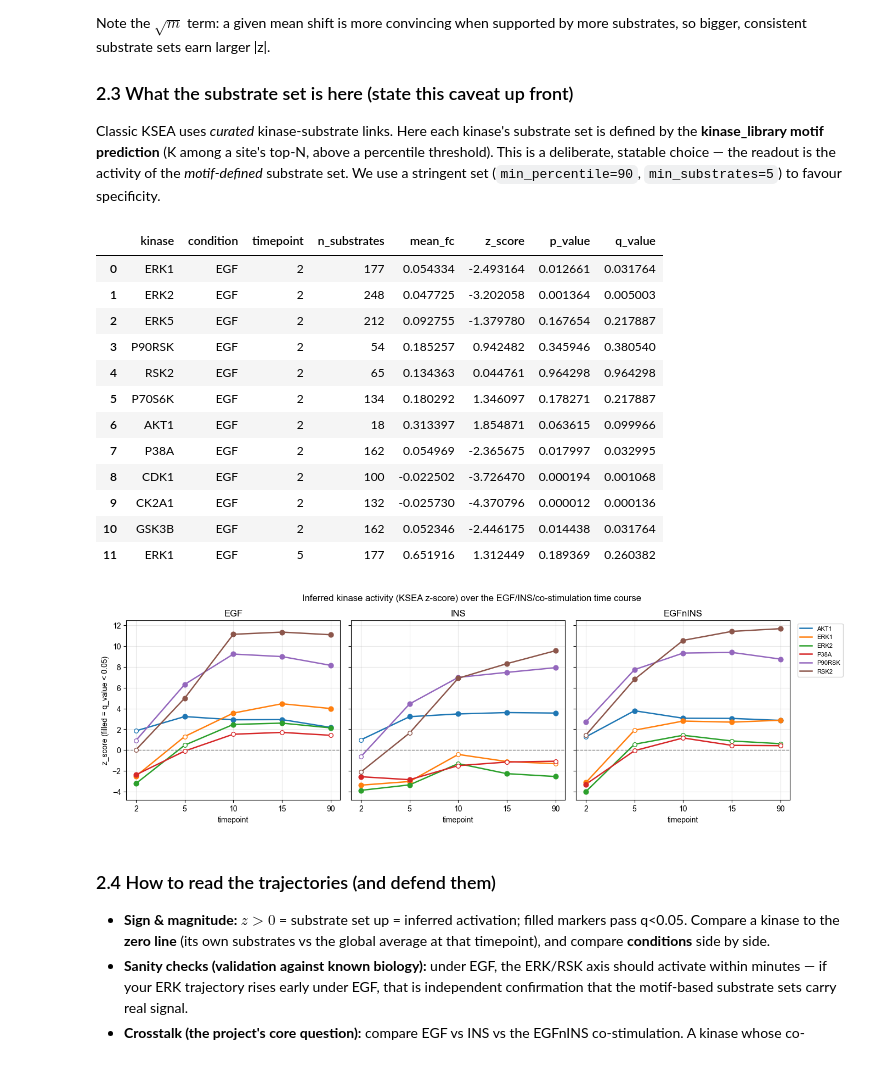
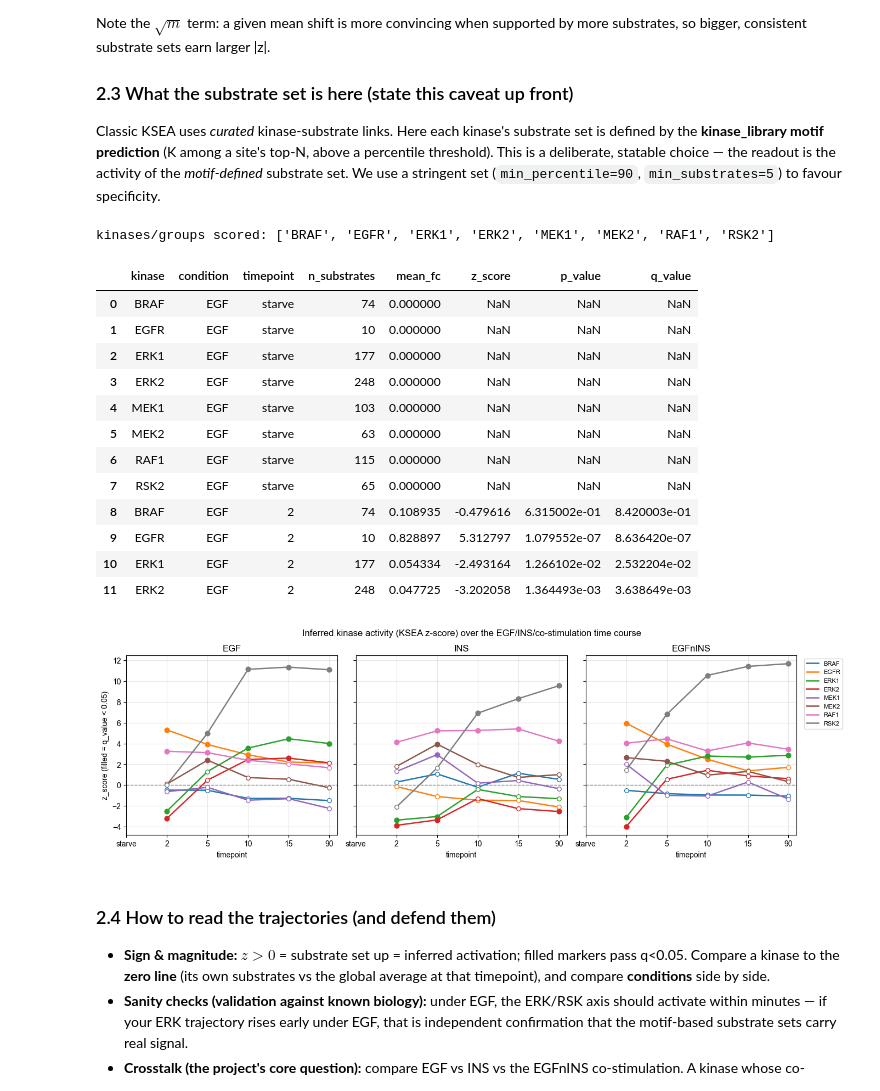
Before and after one commit to IgnacioNavas/TMT_Data_analysis, a Jupyter notebook: notebooks/05_downstream/cluster_enrichment_and_kinase_activity.ipynb, the cells around one changed output. Drawn from its saved outputs; the diff is of its cells as text; code cells hidden in the pictures.

```diff
--- a/notebooks/05_downstream/cluster_enrichment_and_kinase_activity.ipynb
+++ b/notebooks/05_downstream/cluster_enrichment_and_kinase_activity.ipynb
@@ -83,3 +102,12 @@ cluster columns: ['KMeans_adaptive_cluster_WT_EGF_log2_FC', 'KMeans_adaptive_clu
+# %%
+# Manual paralog merges: {merged_name: [members]}. Members share a substrate motif, so they
+# are pooled (union of their predicted substrates) everywhere a kinase is scored below —
+# enrichment AND KSEA. Edit freely; set to {} to keep every kinase separate.
+KINASE_GROUPS = {
+    # "ERK1/2": ["ERK1", "ERK2"],
+    # "MEK1/2": ["MEK1", "MEK2"],
+    # "RAF":    ["BRAF", "RAF1"],
+}
 # %% [markdown]
 ## 1. Cluster enrichment — Fisher's exact test
 
@@ -277,10 +307,9 @@ threshold). This is a deliberate, statable choice — the readout is the activit
 *motif-defined* substrate set. We use a stringent set (`min_percentile=90`, `min_substrates=5`)
 to favour specificity.
 # %%
-KSEA_KINASES = ["ERK1", "ERK2", "ERK5", "P90RSK", "RSK2", "P70S6K",
-                "AKT1", "P38A", "CDK1", "CK2A1", "GSK3B"]
+KSEA_KINASES = ["ERK1", "ERK2", "BRAF", "RAF1", "MEK1", "MEK2", "EGFR", "RSK2"] #["ERK1", "ERK2", "ERK5", "P90RSK", "RSK2", "P70S6K","AKT1", "P38A", "CDK1", "CK2A1", "GSK3B"]
 CONDITIONS   = ["EGF", "INS", "EGFnINS"]
-TIMEPOINTS   = ["2", "5", "10", "15", "90"]   # omit full/starve: starve is the FC reference (=0)
+TIMEPOINTS   = ["starve", "2", "5", "10", "15", "90"]   # omit full/starve: starve is the FC reference (=0)
 
 activity = kinase_activity_profile(df,
                                    conditions=CONDITIONS,
@@ -288,32 +317,35 @@ activity = kinase_activity_profile(df,
                                    cell_line="WT",
                                    data_type="log2:FC",
                                    kinases=KSEA_KINASES,
+                                   groups=KINASE_GROUPS,  # paralogs pooled on the UNION of their substrates
                                    min_percentile=90,     # stringent substrate set
                                    min_substrates=5,)
+print(f"kinases/groups scored: {sorted(activity['kinase'].unique())}")
 activity.head(12)
 # %% [output]
+kinases/groups scored: ['BRAF', 'EGFR', 'ERK1', 'ERK2', 'MEK1', 'MEK2', 'RAF1', 'RSK2']
 |  | kinase | condition | timepoint | n_substrates | mean_fc | z_score | p_value | q_value |
-| 0 | ERK1 | EGF | 2 | 177 | 0.054334 | -2.493164 | 0.012661 | 0.031764 |
-| 1 | ERK2 | EGF | 2 | 248 | 0.047725 | -3.202058 | 0.001364 | 0.005003 |
-| 2 | ERK5 | EGF | 2 | 212 | 0.092755 | -1.379780 | 0.167654 | 0.217887 |
-| 3 | P90RSK | EGF | 2 | 54 | 0.185257 | 0.942482 | 0.345946 | 0.380540 |
-| 4 | RSK2 | EGF | 2 | 65 | 0.134363 | 0.044761 | 0.964298 | 0.964298 |
-| 5 | P70S6K | EGF | 2 | 134 | 0.180292 | 1.346097 | 0.178271 | 0.217887 |
-| 6 | AKT1 | EGF | 2 | 18 | 0.313397 | 1.854871 | 0.063615 | 0.099966 |
-| 7 | P38A | EGF | 2 | 162 | 0.054969 | -2.365675 | 0.017997 | 0.032995 |
-| 8 | CDK1 | EGF | 2 | 100 | -0.022502 | -3.726470 | 0.000194 | 0.001068 |
-| 9 | CK2A1 | EGF | 2 | 132 | -0.025730 | -4.370796 | 0.000012 | 0.000136 |
-| 10 | GSK3B | EGF | 2 | 162 | 0.052346 | -2.446175 | 0.014438 | 0.031764 |
-| 11 | ERK1 | EGF | 5 | 177 | 0.651916 | 1.312449 | 0.189369 | 0.260382 |
+| 0 | BRAF | EGF | starve | 74 | 0.000000 | NaN | NaN | NaN |
+| 1 | EGFR | EGF | starve | 10 | 0.000000 | NaN | NaN | NaN |
+| 2 | ERK1 | EGF | starve | 177 | 0.000000 | NaN | NaN | NaN |
+| 3 | ERK2 | EGF | starve | 248 | 0.000000 | NaN | NaN | NaN |
+| 4 | MEK1 | EGF | starve | 103 | 0.000000 | NaN | NaN | NaN |
+| 5 | MEK2 | EGF | starve | 63 | 0.000000 | NaN | NaN | NaN |
+| 6 | RAF1 | EGF | starve | 115 | 0.000000 | NaN | NaN | NaN |
+| 7 | RSK2 | EGF | starve | 65 | 0.000000 | NaN | NaN | NaN |
+| 8 | BRAF | EGF | 2 | 74 | 0.108935 | -0.479616 | 6.315002e-01 | 8.420003e-01 |
+| 9 | EGFR | EGF | 2 | 10 | 0.828897 | 5.312797 | 1.079552e-07 | 8.636420e-07 |
+| 10 | ERK1 | EGF | 2 | 177 | 0.054334 | -2.493164 | 1.266102e-02 | 2.532204e-02 |
+| 11 | ERK2 | EGF | 2 | 248 | 0.047725 | -3.202058 | 1.364493e-03 | 3.638649e-03 |
 # %%
 fig, axes = plot_activity_profiles(activity,
-                                   kinases=["ERK1", "ERK2", "P90RSK", "RSK2", "AKT1", "P38A"],
+                                   kinases=None,   # plot every kinase/group present (merged names e.g. ERK1/2)
                                    conditions=CONDITIONS,)
 fig.suptitle("Inferred kinase activity (KSEA z-score) over the EGF/INS/co-stimulation time course",
              y=1.03,)
 plt.show()
 # %% [output]
-[figure, old version]
+[figure, new version]
 # %% [markdown]
 ### 2.4 How to read the trajectories (and defend them)
 
```
Also changed, not shown: parts of 5 cells of this notebook, 10 other files.
